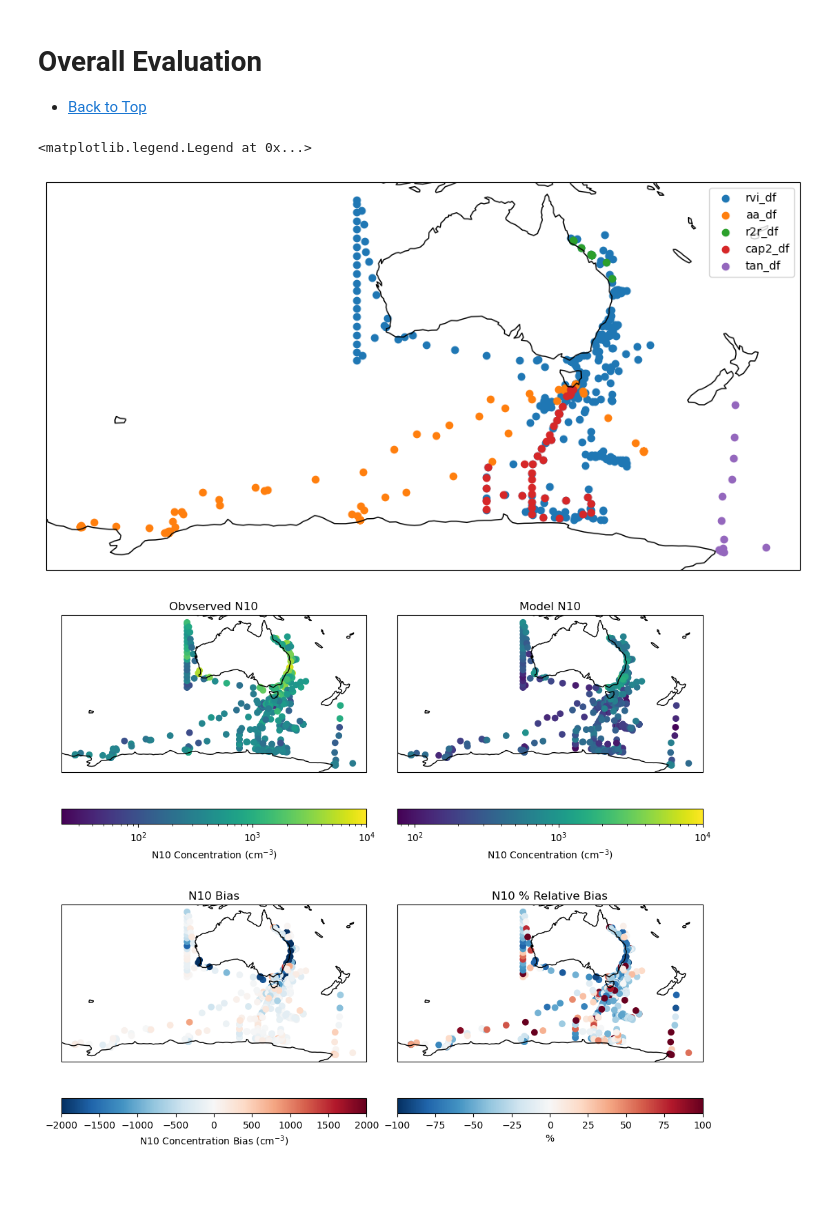
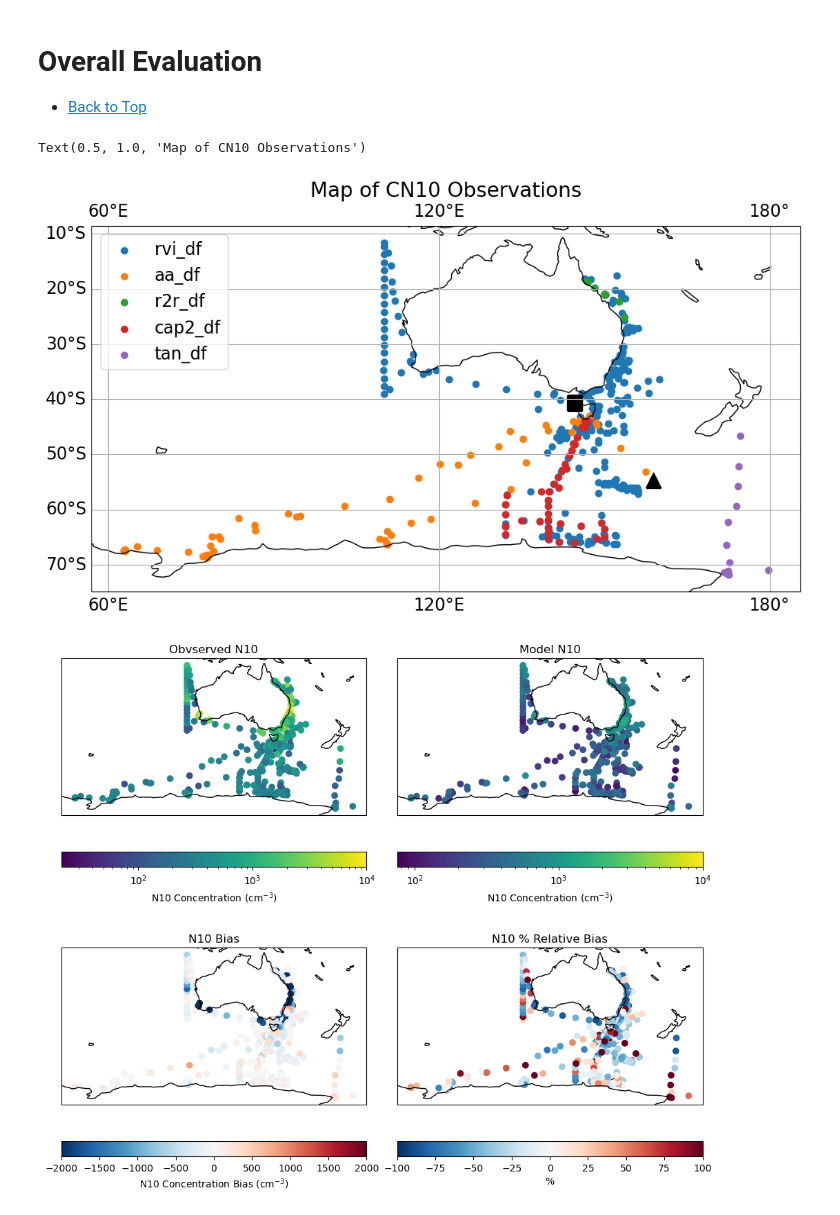
Before and after one commit to llamprey/access-eval, a Jupyter notebook: evaluation.ipynb, the cells around one changed output. Cells and saved outputs as stored; diff of their text form; code cells hidden in the pictures; blank space fills up the shorter version.

Commit message:
Add plot changes.

```diff
--- a/evaluation.ipynb
+++ b/evaluation.ipynb
@@ -67,19 +67,29 @@ df = df.dropna('time')
 # %%
 voyages = [rvi_df,aa_df,r2r_df,cap2_df,tan_df]
 
 ax = plt.subplot(111, projection=ccrs.PlateCarree(140))
 ax.figure.set_size_inches(12,10)
 ax.coastlines();
+ax.gridlines(crs=ccrs.PlateCarree(),draw_labels=True);
 
 for v in voyages:
     v = v.dropna('time')
     plt.scatter(y=v['lat'],
                 x=v['lon'],
                 transform=ccrs.PlateCarree())
-plt.legend(['rvi_df','aa_df','r2r_df','cap2_df','tan_df'])
+
+plt.scatter(x=158.861, y=-54.6199, s=200, c='black', marker='^',
+            transform=ccrs.PlateCarree(), label='Macquarie Island')
+
+plt.scatter(x=144.6833, y=-40.68333, s=200, c='black', marker='s',
+            transform=ccrs.PlateCarree(), label='Cape Grim')
+
+plt.legend(['rvi_df','aa_df','r2r_df','cap2_df','tan_df'], loc='upper left')
+plt.rcParams.update({'font.size': 16})
+plt.title('Map of CN10 Observations')
 # %% [output]
-<matplotlib.legend.Legend at 0x...>
+Text(0.5, 1.0, 'Map of CN10 Observations')
-[figure, old version]
+[figure, new version]
 # %%
 ax = plt.subplot(221, projection=ccrs.PlateCarree(140))
 ax.figure.set_size_inches(12,10)
```
